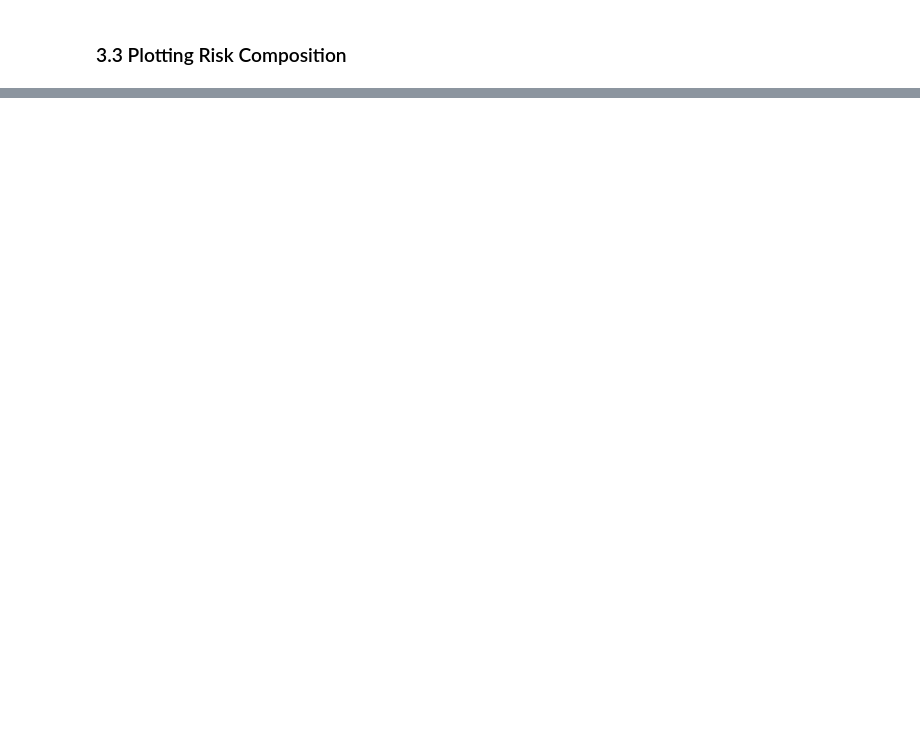
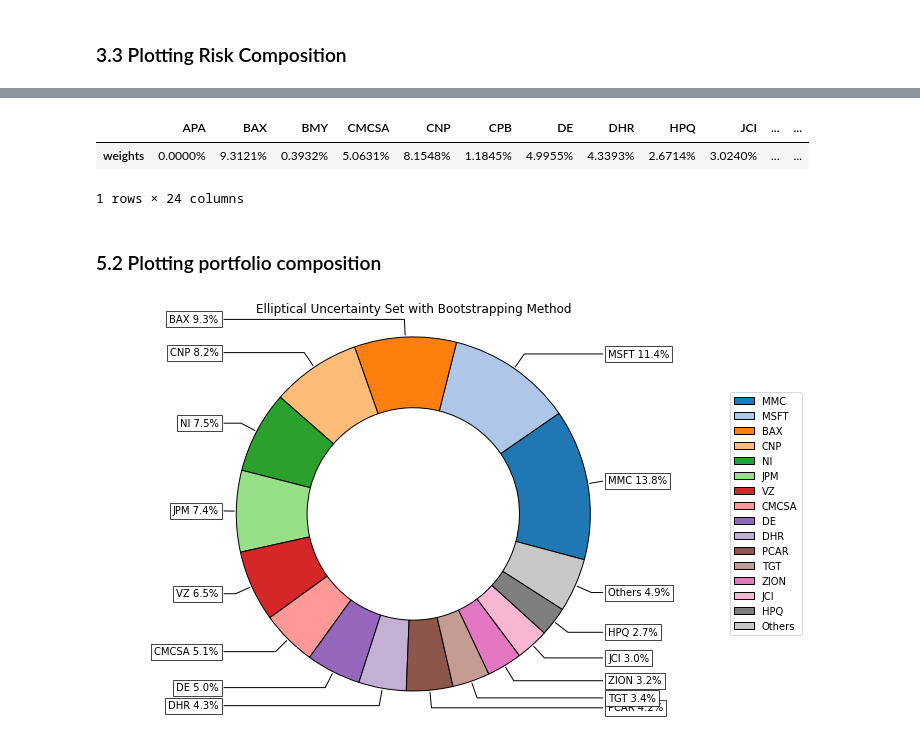
Before and after one commit to dcajasn/Riskfolio-Lib, a Jupyter notebook: examples/Tutorial 12.ipynb, the cells around one changed output, grey strips where cells are left out. Saved outputs shown, nothing was run; the diff lists cells and outputs as text; code cells hidden in the pictures; blank space fills up the shorter version.

```diff
--- a/examples/Tutorial 12.ipynb
+++ b/examples/Tutorial 12.ipynb
@@ -220,0 +199,30 @@ w_s.plot.bar(ax=ax)
+# %%
+# Select method and estimate worst case input parameters:
+
+kind = 'stationary' # Method to estimate uncertainty sets parameters
+q = 0.05 # Confidence level for bootstrapping and k ellipsoidal uncertainty set constraint
+n_sim = 3000 # Number of scenarios for bootstrapping
+window = 3 # Size of each block for block bootstrapping
+dmu = 0.1 # delta to increase or decrease the mean vector
+dcov = 0.1 # delta to increase or decrease the covariance matrix
+seed = 0
+
+port.wc_stats(kind=kind, q=q, n_sim=n_sim, window=window, dmu=dmu, dcov=dcov, seed=seed)
+
+Umu = 'ellip' # Type of uncertainty set for mean vector
+Ucov = 'box' # Type of uncertainty set for covariance matrix
+
+w_wc_3 = port.wc_optimization(obj=obj, rf=rf, l=l, Umu=Umu, Ucov=Ucov)
+
+display(w_wc_3.T)
+# %% [output]
+|  | APA | BAX | BMY | CMCSA | CNP | CPB | DE | DHR | HPQ | JCI | ... | ... |
+| weights | 0.0000% | 9.3121% | 0.3932% | 5.0631% | 8.1548% | 1.1845% | 4.9955% | 4.3393% | 2.6714% | 3.0240% | ... | ... |
+1 rows × 24 columns
+# %% [markdown]
+### 5.2 Plotting portfolio composition
+# %%
+ax = plf.plot_pie(w=w_wc_3, title='Elliptical Uncertainty Set with Bootstrapping Method', others=0.05, nrow=25,
+                  cmap = "tab20", height=6, width=10, ax=None)
+# %% [output]
+[figure, added]
```
Also changed, not shown: parts of 20 cells of this notebook, 7 other files.
